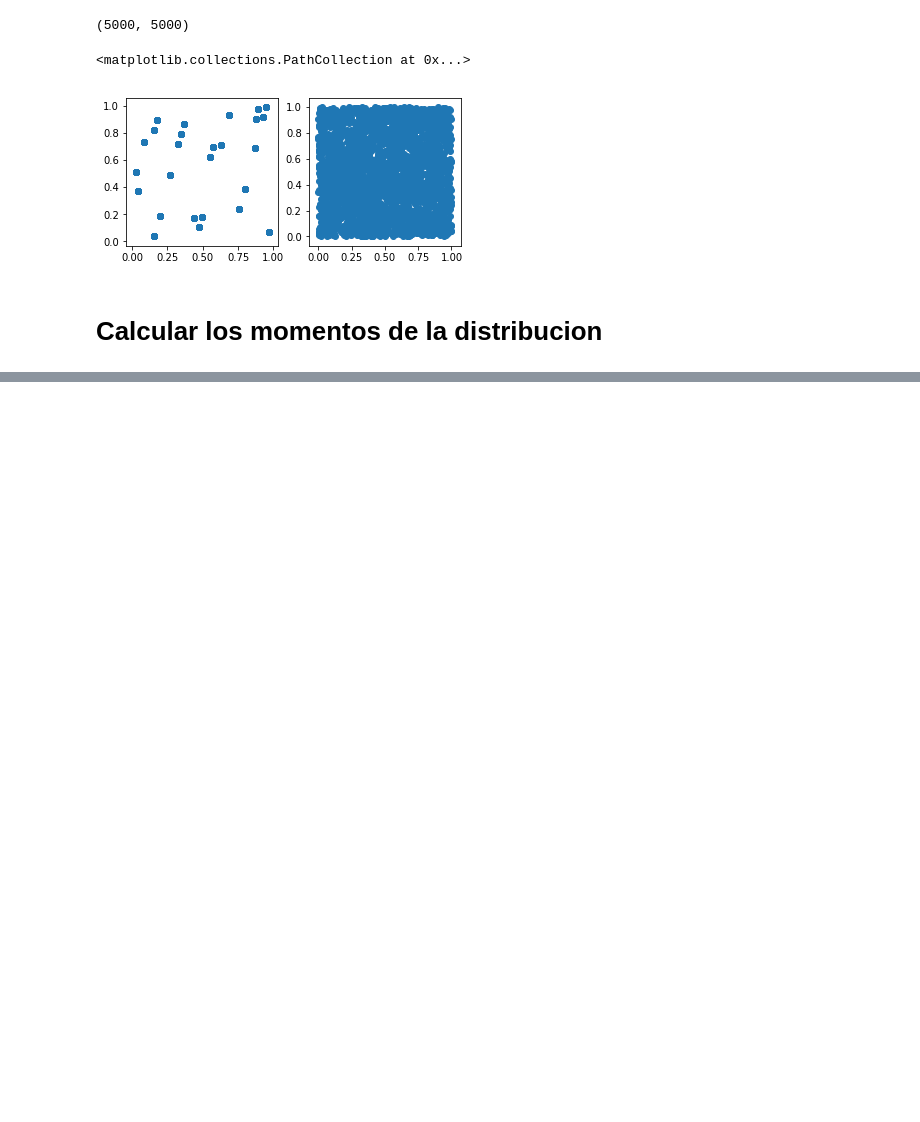
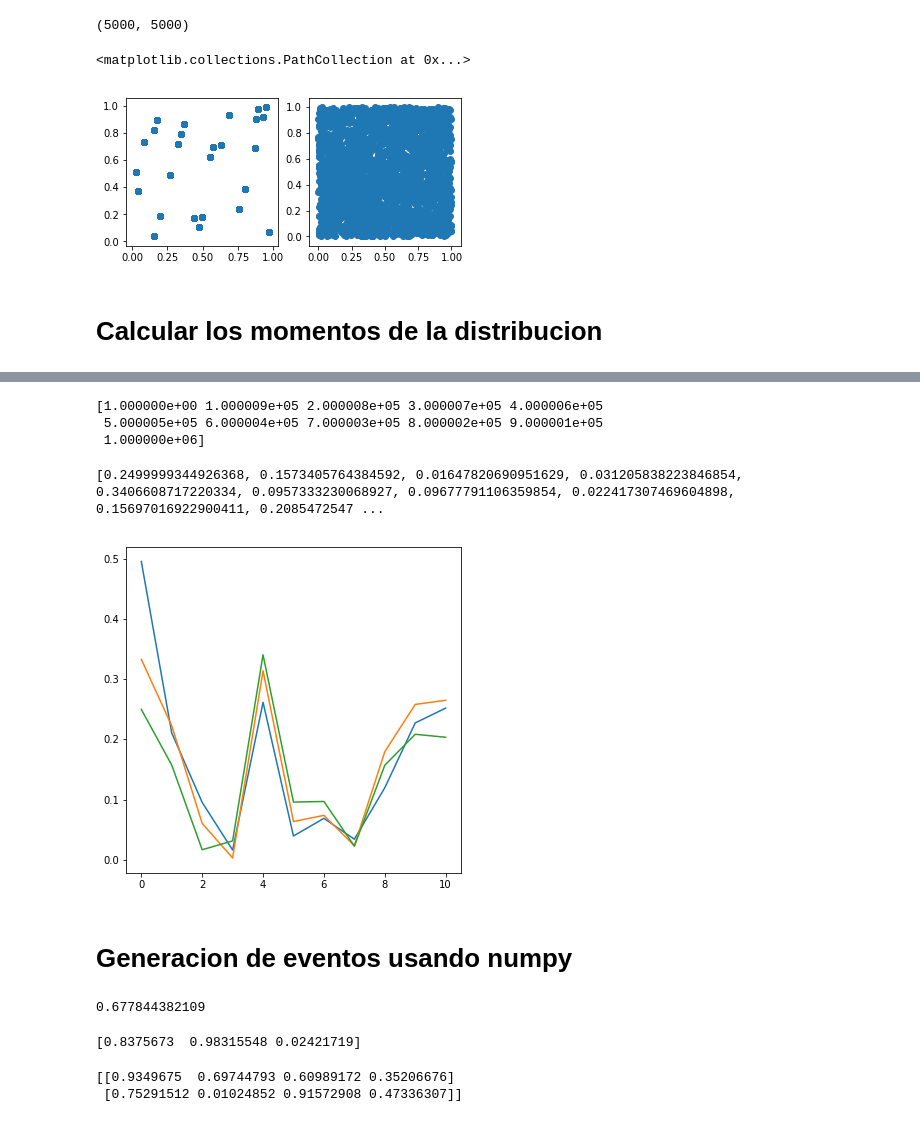
Before and after one commit to ray530/MetodosCompu2021, a Jupyter notebook: Week5/Generadores.ipynb, the cells around one changed output, grey strips where cells are left out. Cells and saved outputs as stored; diff of their text form; code cells hidden in the pictures; blank space fills up the shorter version.

```diff
--- a/Week5/Generadores.ipynb
+++ b/Week5/Generadores.ipynb
@@ -98,0 +110,50 @@ ax2.scatter(Nrand48[Even],Nrand48[~Even])
+# %%
+setname = 'drand48'
+
+rand = MyRandom(seed = 16, method=setname)
+
+moments = []
+
+points = np.linspace(1,1e6,11)
+print(points)
+# %% [output]
+[1.000000e+00 1.000009e+05 2.000008e+05 3.000007e+05 4.000006e+05
+ 5.000005e+05 6.000004e+05 7.000003e+05 8.000002e+05 9.000001e+05
+ 1.000000e+06]
+# %%
+for k in tqdm(range(3)):
+
+    test = []
+    for i in range(len(points)):
+        test.append(rand.TestMethod(int(points[i]),k+1,45,setname))
+
+    moments.append(test)
+# %%
+print(moments[2])
+# %% [output]
+[0.2499999344926368, 0.1573405764384592, 0.01647820690951629, 0.031205838223846854, 0.3406608717220334, 0.0957333230068927, 0.09677791106359854, 0.022417307469604898, 0.15697016922900411, 0.2085472547 ...
+# %%
+fig = plt.figure( figsize=(6,6) )
+
+for i in range(len(moments)):
+    plt.plot(moments[i])
+# %% [output]
+[figure, added]
+# %% [markdown]
+# Generacion de eventos usando numpy
+# %%
+x = np.random.rand()
+print(x)
+# %% [output]
+0.677844382109
+# %%
+vec = np.random.rand(3)
+print(vec)
+# %% [output]
+[0.8375673  0.98315548 0.02421719]
+# %%
+matrix = np.random.rand(2,4)
+print(matrix)
+# %% [output]
+[[0.9349675  0.69744793 0.60989172 0.35206676]
+ [0.75291512 0.01024852 0.91572908 0.47336307]]
```
Also changed, not shown: parts of 6 cells of this notebook.
